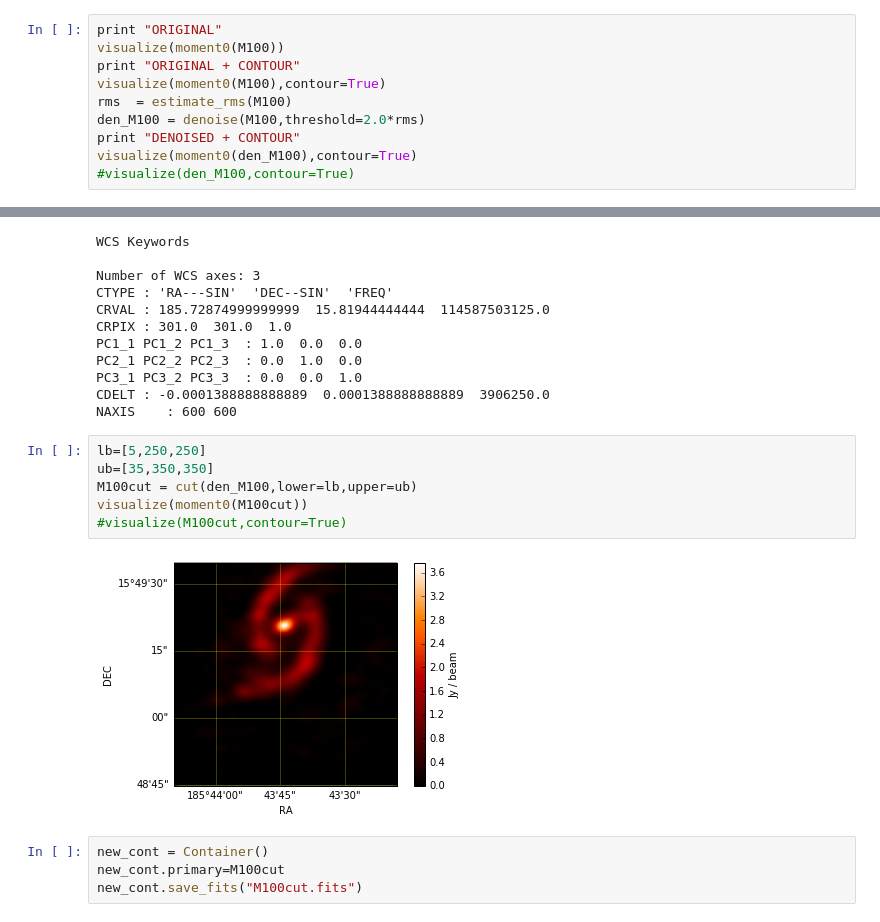
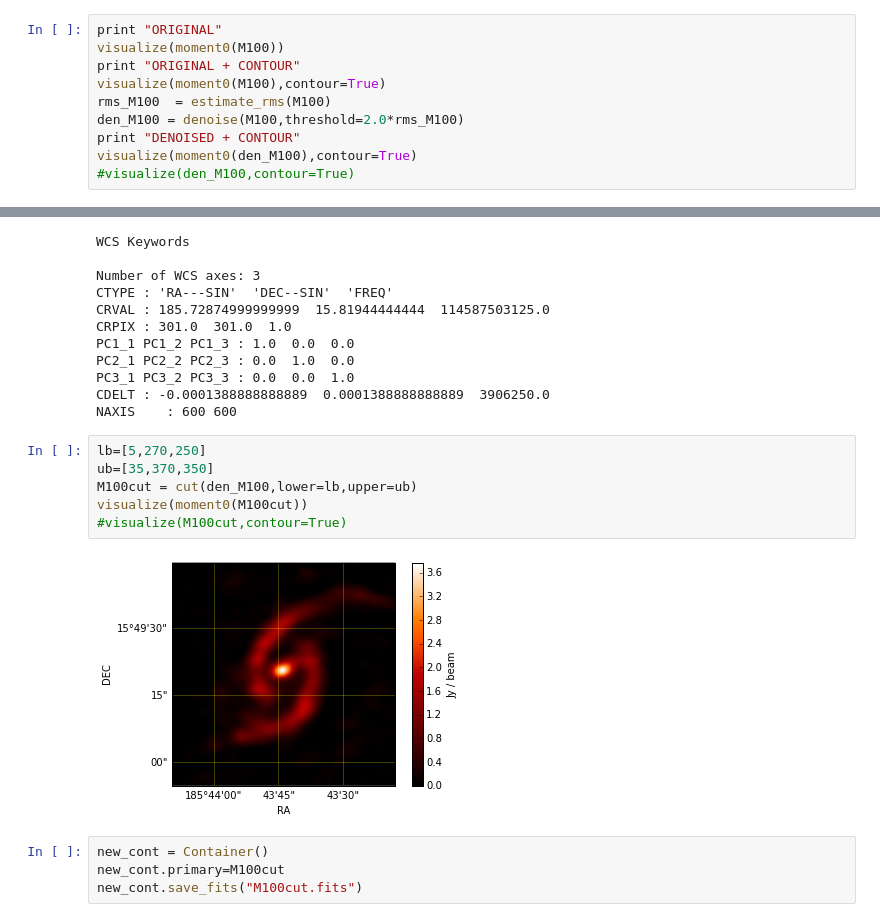
Before and after one commit to ChileanVirtualObservatory/acalib, a Jupyter notebook: notebooks/ACALib FONDEF.ipynb, the cells around one changed output, grey strips where cells are left out. Saved outputs shown, nothing was run; the diff lists cells and outputs as text.

```diff
--- a/notebooks/ACALib FONDEF.ipynb
+++ b/notebooks/ACALib FONDEF.ipynb
@@ -196,8 +202,8 @@ print "ORIGINAL"
 visualize(moment0(M100))
 print "ORIGINAL + CONTOUR"
 visualize(moment0(M100),contour=True)
-rms  = estimate_rms(M100)
-den_M100 = denoise(M100,threshold=2.0*rms)
+rms_M100  = estimate_rms(M100)
+den_M100 = denoise(M100,threshold=2.0*rms_M100)
 print "DENOISED + CONTOUR"
 visualize(moment0(den_M100),contour=True)
 #visualize(den_M100,contour=True)
@@ -243,13 +249,13 @@ PC3_1 PC3_2 PC3_3  : 0.0  0.0  1.0
 CDELT : -0.0001388888888889  0.0001388888888889  3906250.0
 NAXIS    : 600 600
 # %%
-lb=[5,250,250]
-ub=[35,350,350]
+lb=[5,270,250]
+ub=[35,370,350]
 M100cut = cut(den_M100,lower=lb,upper=ub)
 visualize(moment0(M100cut))
 #visualize(M100cut,contour=True)
 # %% [output]
-[figure, old version]
+[figure, new version]
 # %%
 new_cont = Container()
 new_cont.primary=M100cut
```
Also changed, not shown: parts of 29 cells of this notebook, 4 other files.
